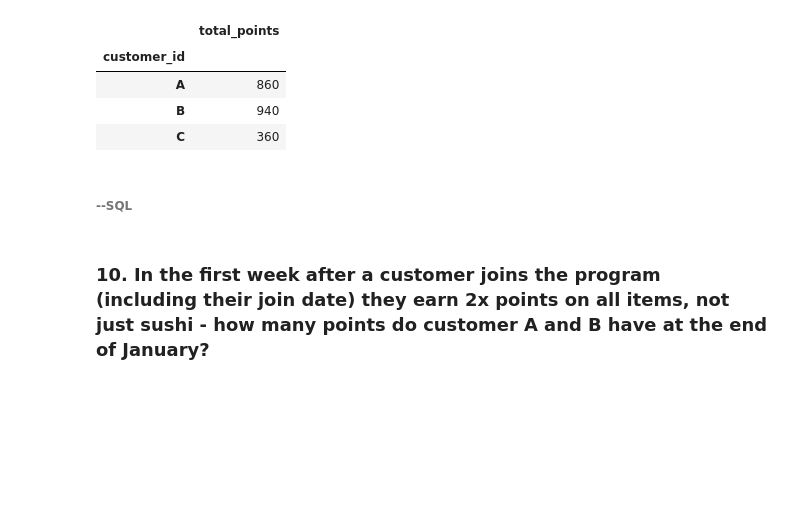
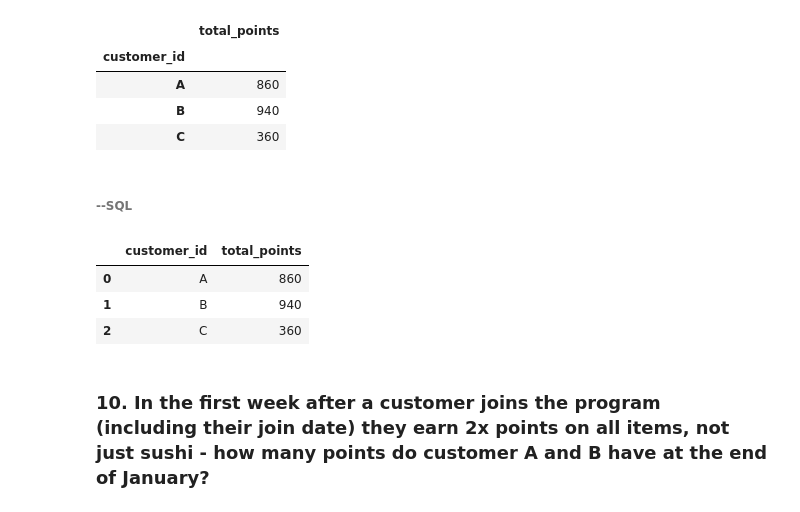
Before and after one commit to GeeSama/8weekSQLchallenge, a Jupyter notebook: dannys_diner.ipynb, the cells around one changed output. Saved outputs shown, nothing was run; the diff lists cells and outputs as text; code cells hidden in the pictures; blank space fills up the shorter version.

```diff
--- a/dannys_diner.ipynb
+++ b/dannys_diner.ipynb
@@ -434,6 +504,30 @@ merge_df.groupby('customer_id')['points'].agg(['sum']).rename(columns={'sum':'to
 | C | 360 |
 # %% [markdown]
 ###### --SQL
+# %%
+pd.read_sql('''
+
+    SELECT customer_id, SUM(points) AS total_points
+    FROM
+        (SELECT
+        customer_id,
+        CASE
+            WHEN product_name = 'sushi' THEN 20 * price
+            ELSE 10 * price
+            END AS points
+
+        FROM sales, menu
+        WHERE sales.product_id = menu.product_id)
+
+    GROUP BY customer_id
+
+
+''', conn)
+# %% [output]
+|  | customer_id | total_points |
+| 0 | A | 860 |
+| 1 | B | 940 |
+| 2 | C | 360 |
 # %% [markdown]
 ### 10. In the first week after a customer joins the program (including their join date) they earn 2x points on all items, not just sushi - how many points do customer A and B have at the end of January?
 # %% [markdown]
```
Also changed, not shown: parts of 8 cells of this notebook.
